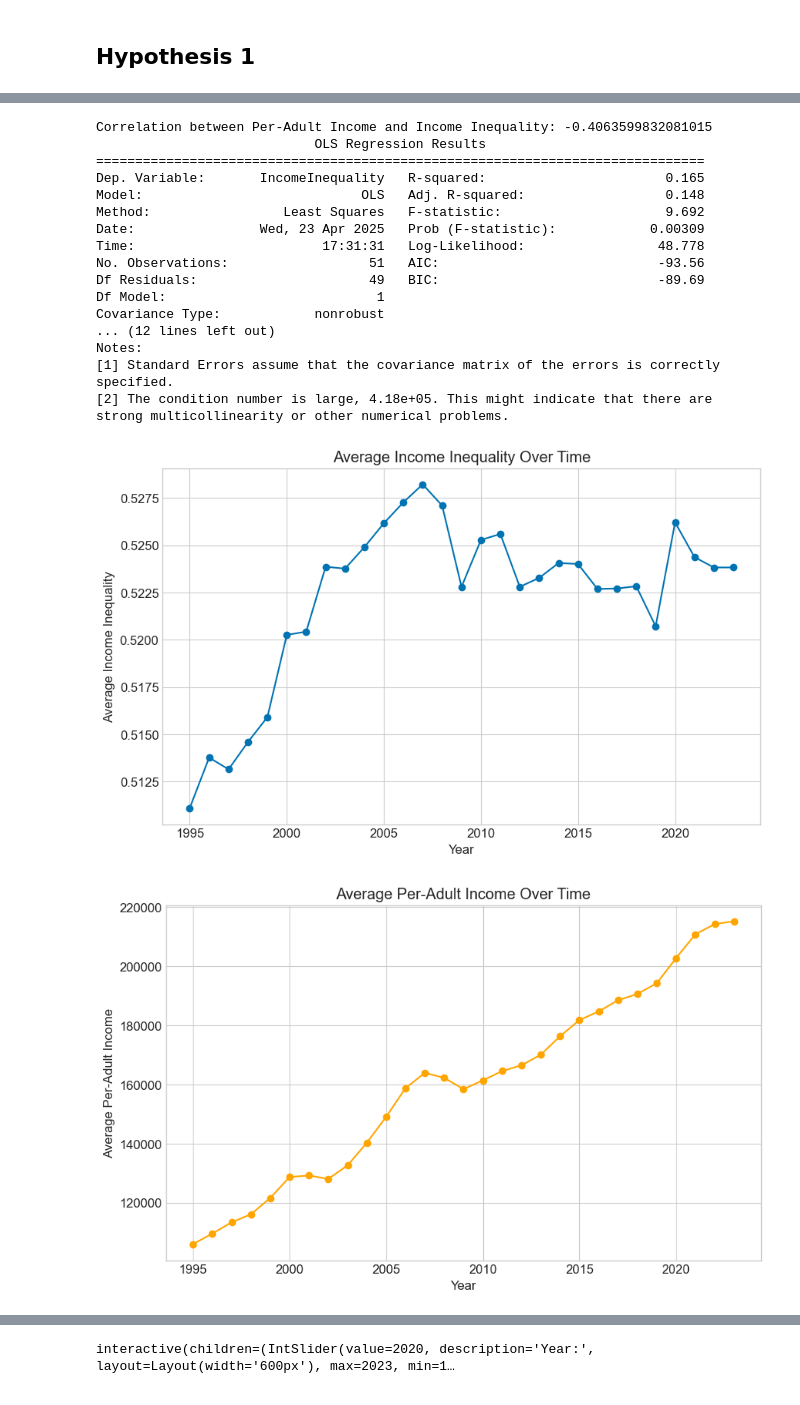
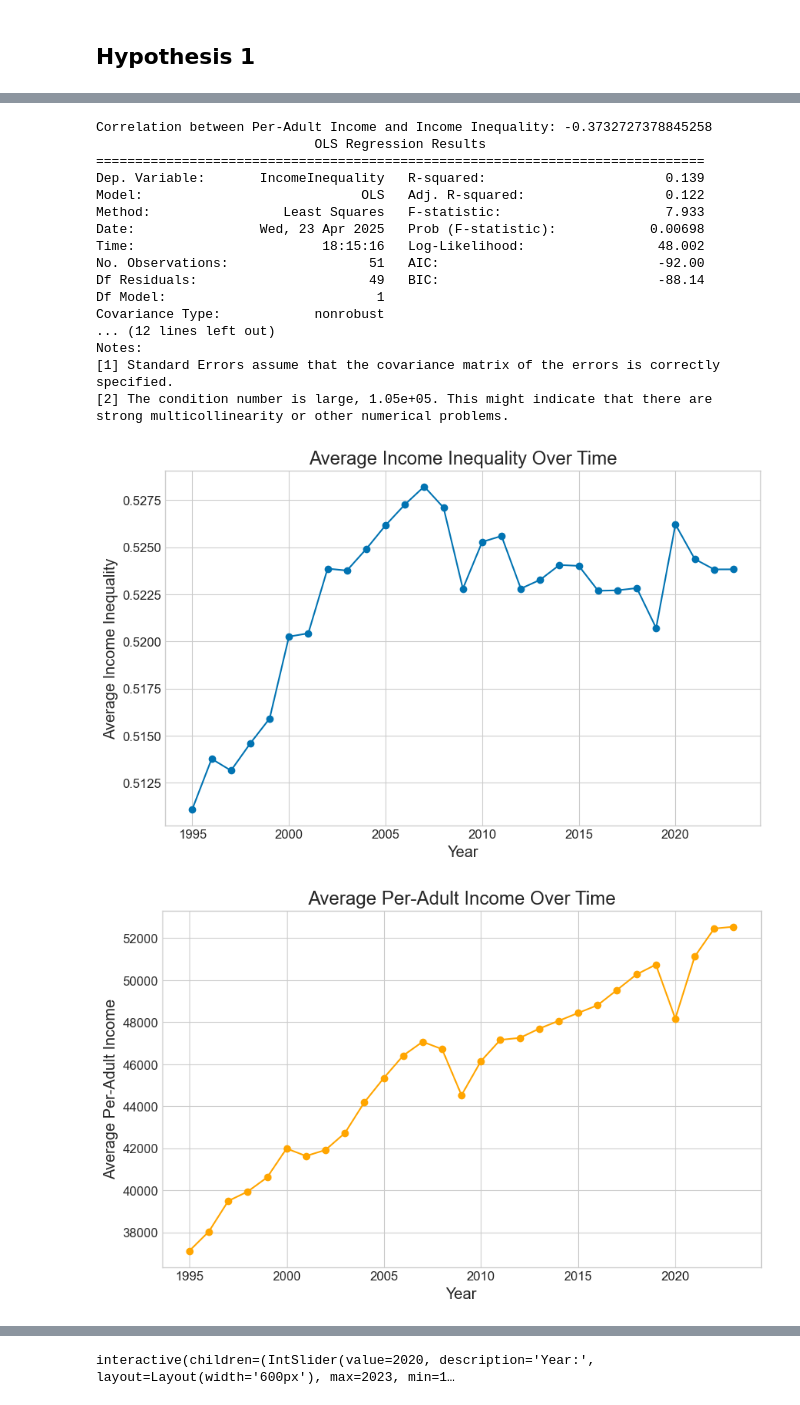
Before and after one commit to virajvekaria/IDS-Writing-Assignment, a Jupyter notebook: FINAL_SUBMISSION.ipynb, the cells around one changed output, grey strips where cells are left out. Saved outputs shown, nothing was run; the diff lists cells and outputs as text; code cells hidden in the pictures.

```diff
--- a/FINAL_SUBMISSION.ipynb
+++ b/FINAL_SUBMISSION.ipynb
@@ -64,14 +64,14 @@ os.makedirs('output', exist_ok=True)
 ### Data
 # %%
 # File paths
-file_income = "WID_data/WID_Data_average_national_income.csv"
-file_wealth_inequality = "WID_data/WID_Data_Wealth_Gini_coeff.csv"
-file_income_inequality = "WID_data/WID_Data_Income_Gini_coeff.csv"
+file_income = "WID_data/WID_Data_Average_National_Income.csv"
+file_national_income = "WID_data/WID_Data_National_Income.csv"
+file_net_personal_wealth = "WID_data/WID_Data_Net_Personal_Wealth.csv"
+file_wealth_inequality = "WID_data/WID_Data_Wealth_Gini_Coeff.csv"
+file_income_inequality = "WID_data/WID_Data_Income_Gini_Coeff.csv"
 file_wealth_to_income = "WID_data/WID_Data_Net_National_Wealth_To_Net_National_Income_Ratio.csv"
 file_GDP = "WID_data/WID_Data_GDP.csv"
 file_population = "WID_data/WID_Data_Population.csv"
-file_net_personal_wealth = "WID_data/WID_Data_Net_personal_wealth.csv"
-file_national_income = "WID_data/WID_Data_National_income.csv"
 
 # Read the datasets
 df_income_wealth = pd.read_csv(file_income, header=1, sep=';')
@@ -196,8 +198,10 @@ plt.title("Average Income Inequality Over Time")
 plt.grid(True)
 plt.show()
 
+
 # 5. Average Per-Adult Income over time
 avg_income = df_merged.groupby("Year")["PerAdultIncome"].mean()
+df_merged
 
 plt.figure(figsize=(10, 6))
 plt.plot(avg_income.index, avg_income.values, marker='o', color='orange')
@@ -211,19 +215,19 @@ plt.show()
-Correlation between Per-Adult Income and Income Inequality: -0.4063599832081015
+Correlation between Per-Adult Income and Income Inequality: -0.3732727378845258
                             OLS Regression Results
 ==============================================================================
-Dep. Variable:       IncomeInequality   R-squared:                       0.165
-Model:                            OLS   Adj. R-squared:                  0.148
-Method:                 Least Squares   F-statistic:                     9.692
-Date:                Wed, 23 Apr 2025   Prob (F-statistic):            0.00309
-Time:                        17:31:31   Log-Likelihood:                 48.778
-No. Observations:                  51   AIC:                            -93.56
-Df Residuals:                      49   BIC:                            -89.69
+Dep. Variable:       IncomeInequality   R-squared:                       0.139
+Model:                            OLS   Adj. R-squared:                  0.122
+Method:                 Least Squares   F-statistic:                     7.933
+Date:                Wed, 23 Apr 2025   Prob (F-statistic):            0.00698
+Time:                        18:15:16   Log-Likelihood:                 48.002
+No. Observations:                  51   AIC:                            -92.00
+Df Residuals:                      49   BIC:                            -88.14
 Df Model:                           1
 Covariance Type:            nonrobust
 ... (12 lines left out)
 Notes:
 [1] Standard Errors assume that the covariance matrix of the errors is correctly specified.
-[2] The condition number is large, 4.18e+05. This might indicate that there are
+[2] The condition number is large, 1.05e+05. This might indicate that there are
 strong multicollinearity or other numerical problems.
-[figure, old version]
+[figure, new version]
-[figure, old version]
+[figure, new version]
```
Also changed, not shown: parts of 7 cells of this notebook, 4 other files.
